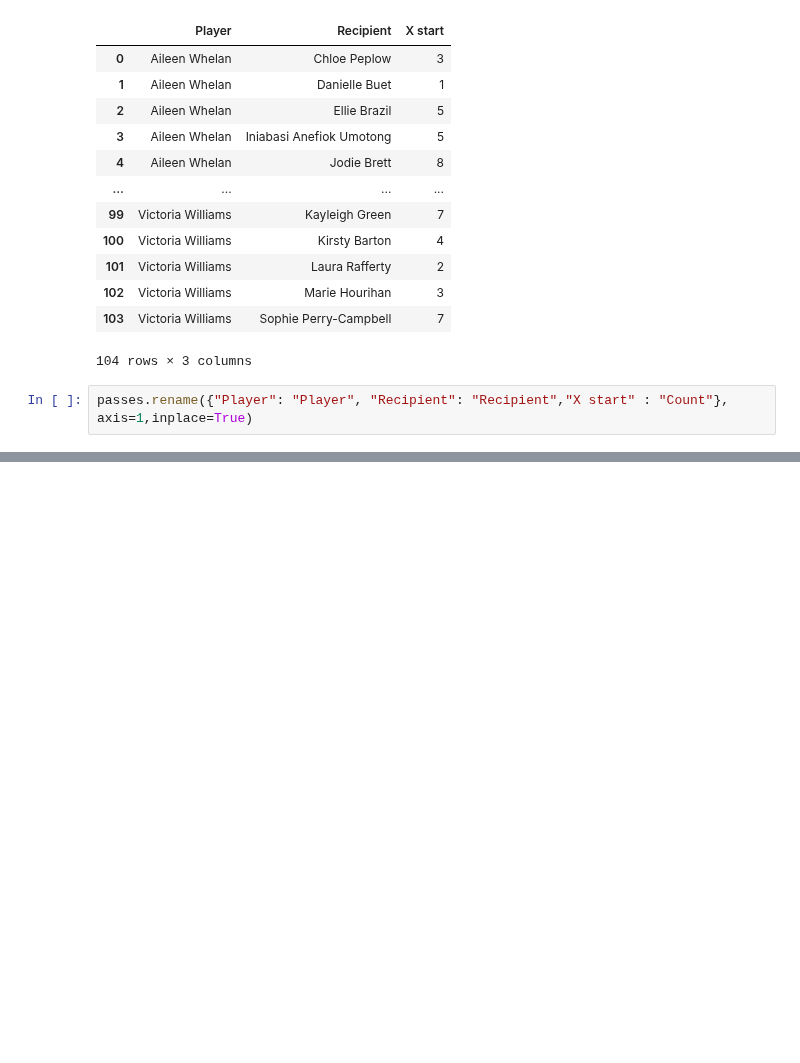
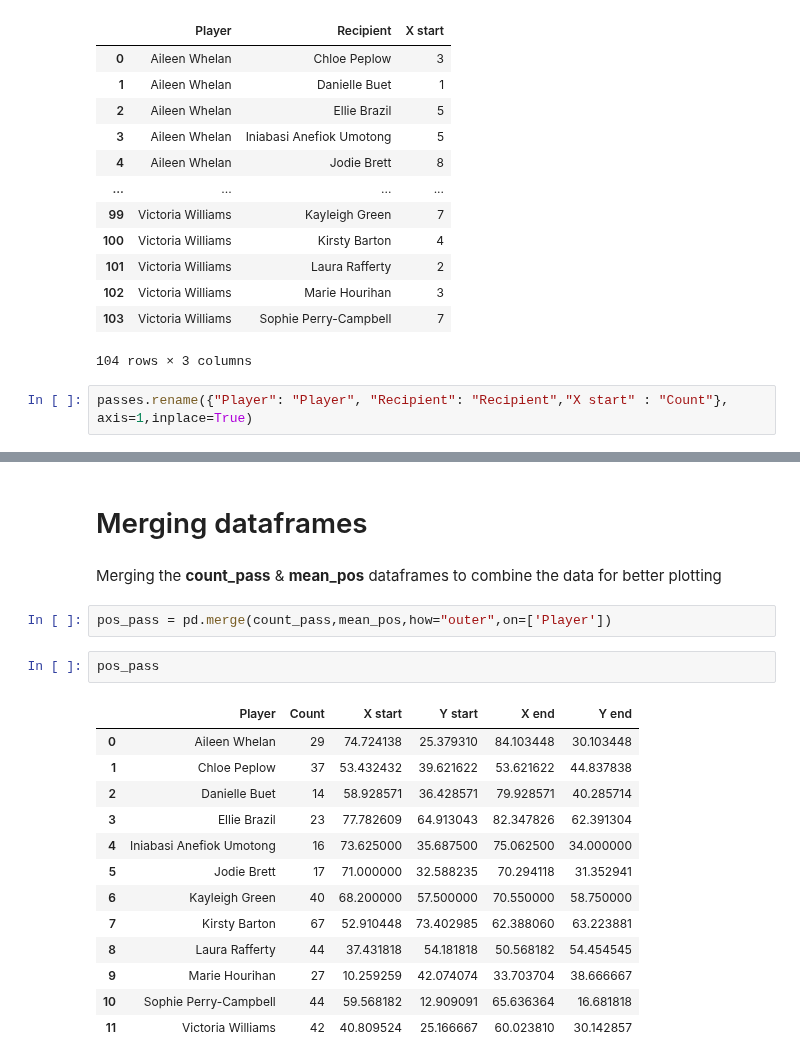
Before and after one commit to chikoungoun/Football, a Jupyter notebook: StatsBomb/Pass Network.ipynb, the cells around one changed output, grey strips where cells are left out. Drawn from its saved outputs; the diff is of its cells as text; blank space fills up the shorter version.

Commit message:
Merge the average position and pass count dataframes

```diff
--- a/StatsBomb/Pass Network.ipynb
+++ b/StatsBomb/Pass Network.ipynb
@@ -204,3 +200,25 @@ sort_pass
+# %% [markdown]
+# Merging dataframes
+# %% [markdown]
+Merging the **count_pass** & **mean_pos** dataframes to combine the data for better plotting
+# %%
+pos_pass = pd.merge(count_pass,mean_pos,how="outer",on=['Player'])
+# %%
+pos_pass
+# %% [output]
+|  | Player | Count | X start | Y start | X end | Y end |
+| 0 | Aileen Whelan | 29 | 74.724138 | 25.379310 | 84.103448 | 30.103448 |
+| 1 | Chloe Peplow | 37 | 53.432432 | 39.621622 | 53.621622 | 44.837838 |
+| 2 | Danielle Buet | 14 | 58.928571 | 36.428571 | 79.928571 | 40.285714 |
+| 3 | Ellie Brazil | 23 | 77.782609 | 64.913043 | 82.347826 | 62.391304 |
+| 4 | Iniabasi Anefiok Umotong | 16 | 73.625000 | 35.687500 | 75.062500 | 34.000000 |
+| 5 | Jodie Brett | 17 | 71.000000 | 32.588235 | 70.294118 | 31.352941 |
+| 6 | Kayleigh Green | 40 | 68.200000 | 57.500000 | 70.550000 | 58.750000 |
+| 7 | Kirsty Barton | 67 | 52.910448 | 73.402985 | 62.388060 | 63.223881 |
+| 8 | Laura Rafferty | 44 | 37.431818 | 54.181818 | 50.568182 | 54.454545 |
+| 9 | Marie Hourihan | 27 | 10.259259 | 42.074074 | 33.703704 | 38.666667 |
+| 10 | Sophie Perry-Campbell | 44 | 59.568182 | 12.909091 | 65.636364 | 16.681818 |
+| 11 | Victoria Williams | 42 | 40.809524 | 25.166667 | 60.023810 | 30.142857 |
 # %%
 # DRawing the plot
 fig,ax = plt.subplots(figsize=(28,16))
```
Also changed, not shown: parts of 6 cells of this notebook.
